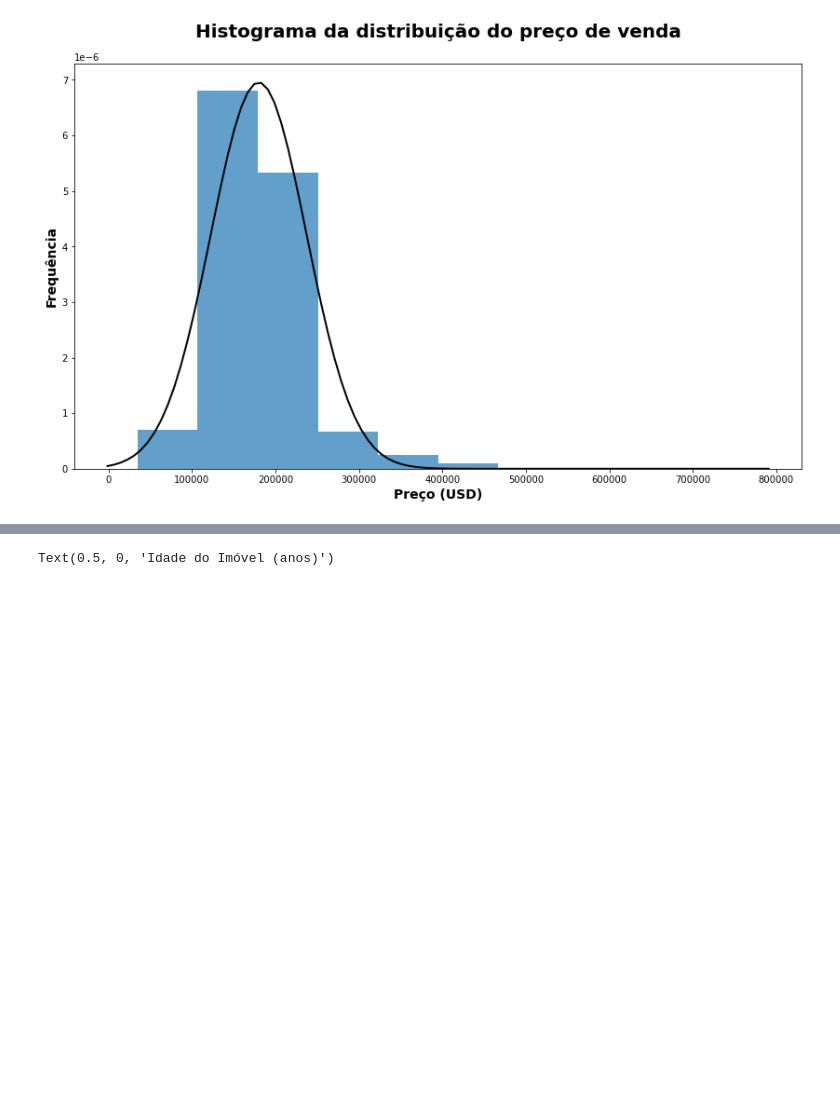
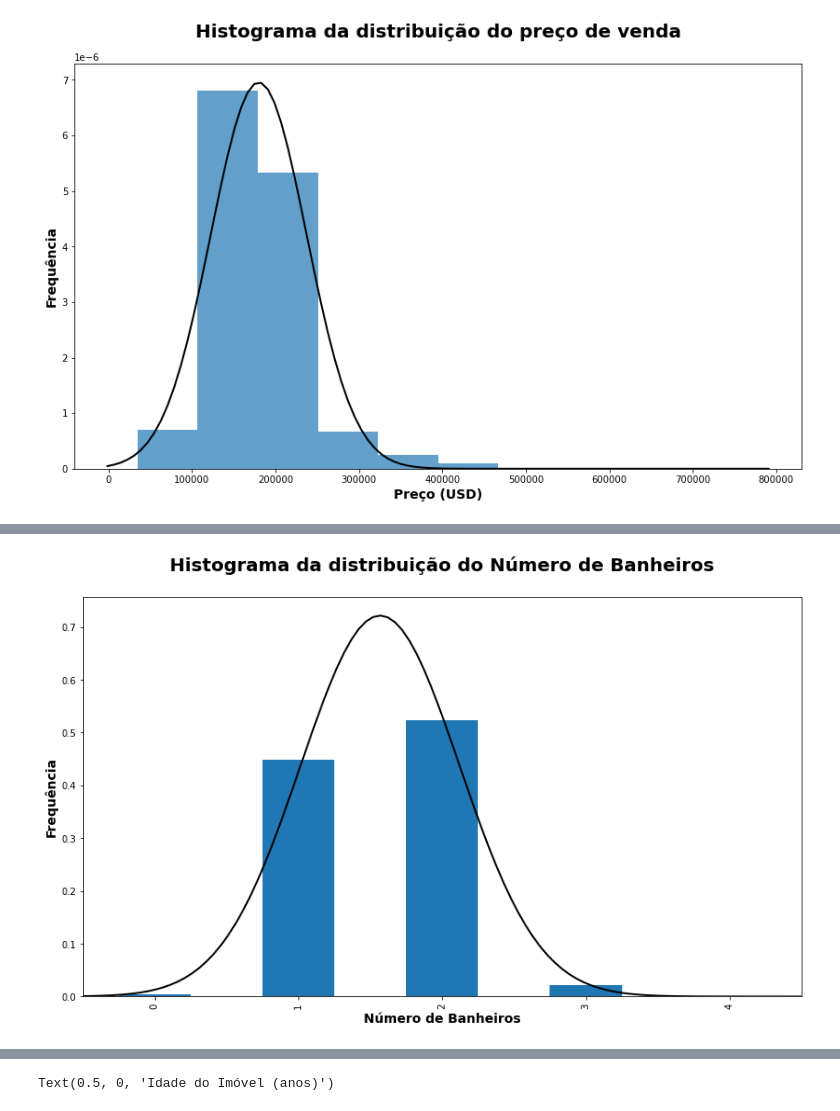
Before and after one commit to fabioheiji/mqaa, a Jupyter notebook: Analises_Descritivas.ipynb, the cells around one changed output, grey strips where cells are left out. Cells and saved outputs as stored; diff of their text form; code cells hidden in the pictures; blank space fills up the shorter version.

```diff
--- a/Analises_Descritivas.ipynb
+++ b/Analises_Descritivas.ipynb
@@ -366,0 +335,15 @@ Text(0.5, 1.0, 'Histograma da distribuição da Idade do Imóvel\n')
+# %%
+dado = base_dummy['Número de Banheiros'].value_counts().to_frame().sort_index()
+total = dado['Número de Banheiros'].sum()
+
+# base_dummy['Número de Quartos'].value_counts().to_frame().sort_index().plot(kind='bar', figsize=(14,8), legend=None)
+(dado/total).plot(kind='bar', figsize=(14,8), legend=None)
+
+# base_dummy['Número de Banheiros'].value_counts().to_frame().sort_index().plot(kind='bar', figsize=(14,8), legend=None)
+plt.title('Histograma da distribuição do Número de Banheiros\n', fontdict = {'fontsize':20, 'fontweight':'bold'})
+plt.ylabel('Frequência',fontdict = {'fontsize':14,'fontweight':'bold'})
+plt.xlabel('Número de Banheiros',fontdict = {'fontsize':14,'fontweight':'bold'})
+
+curva_normal(base_dummy['Número de Banheiros'])
+# %% [output]
+[figure, added]
```
Also changed, not shown: parts of 51 cells of this notebook.
